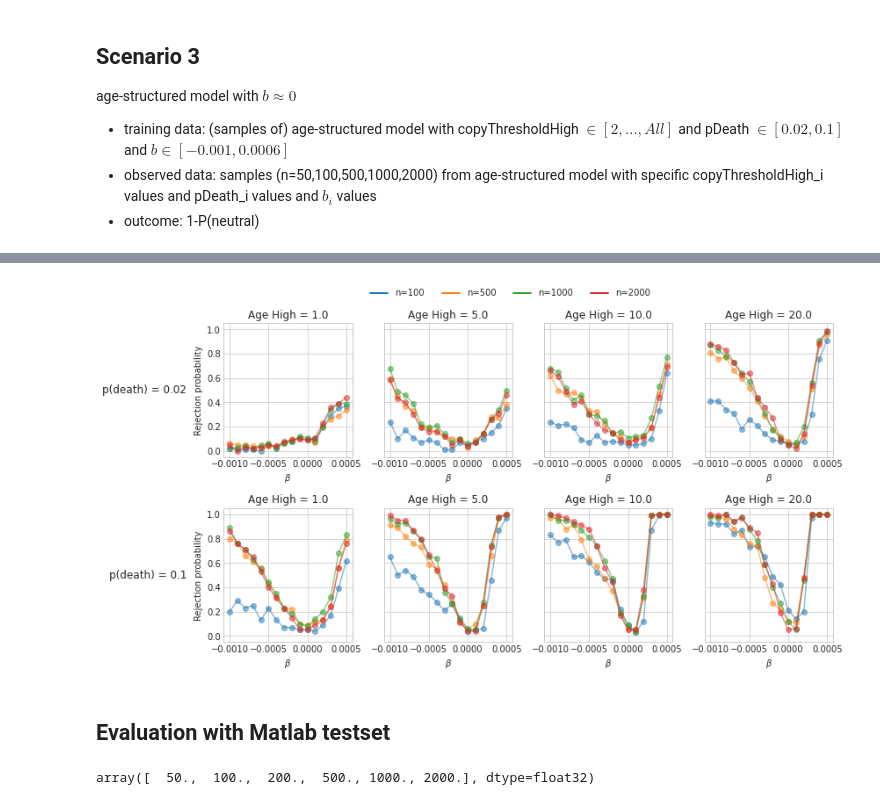
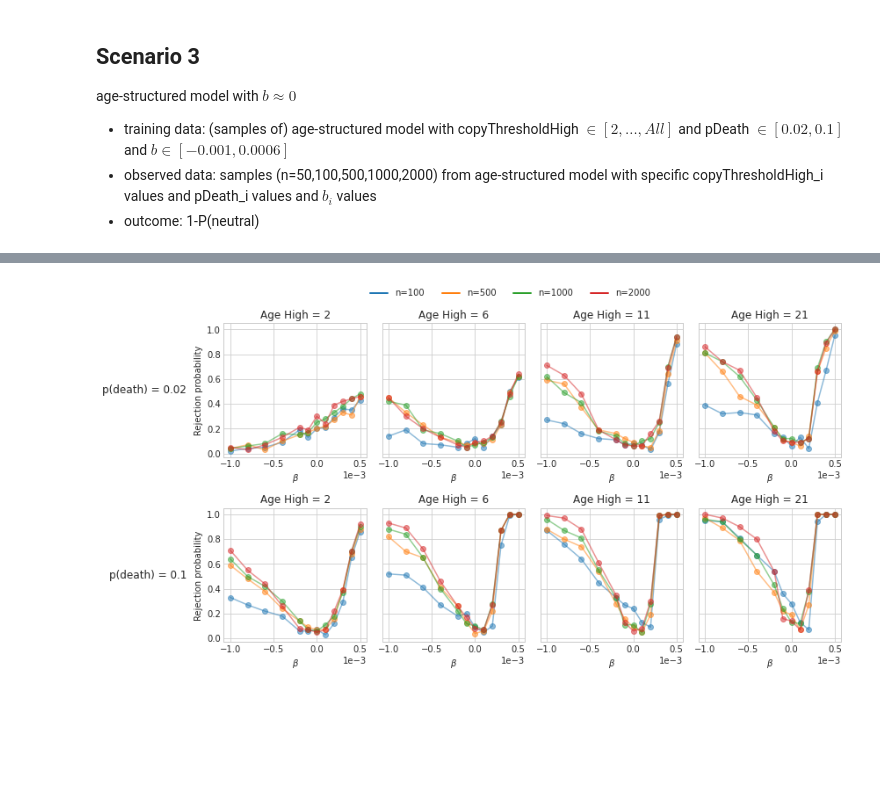
Before and after one commit to annenna4/Interplay-between-age-structure-and-cultural-transmission, a Jupyter notebook: notebooks/scenario-analysis.ipynb, the cells around one changed output, grey strips where cells are left out. Drawn from its saved outputs; the diff is of its cells as text; code cells hidden in the pictures; blank space fills up the shorter version.

```diff
--- a/notebooks/scenario-analysis.ipynb
+++ b/notebooks/scenario-analysis.ipynb
@@ -28,7 +23,6 @@ import json
 from sklearn.model_selection import train_test_split
 from sklearn.metrics import roc_auc_score
 from sklearn.ensemble import RandomForestClassifier, ExtraTreesClassifier
-from sklearn.neighbors import KNeighborsClassifier
 
 
 with open("clf_params.json") as f:
@@ -39,7 +33,7 @@ models = {}
 for n in (100, 500, 1000, 2000):
     transform = Compose(Sampler(n=n, draws=1), HillNumbers(q_step=0.25))
     data = PresimulatedDataset.load(
-        "../data/scenario-1-trainset.npz", transform=transform)
+        "../data/scenario-1-trainset-new.npz", transform=transform)
     X, theta = data.dataset, data.theta
     X_train, X_dev, theta_train, theta_dev = train_test_split(
         X, theta, test_size=0.1, shuffle=True)
@@ -158,7 +152,7 @@ models_2 = {}
 for n in (100, 500, 1000, 2000):
     transform = Compose(Sampler(n=n), HillNumbers(q_step=0.25))
     data = PresimulatedDataset.load(
-        "../data/scenario-2-trainset.npz", transform=transform)
+        "../data/scenario-2-trainset-new.npz", transform=transform)
     X, theta = data.dataset.numpy(), data.theta.numpy()
 
     X_train, X_dev, theta_train, theta_dev = train_test_split(
@@ -214,7 +207,7 @@ fig, axes = plt.subplots(ncols=2, figsize=(14, 7))
 for j, n in enumerate((100, 500, 1000, 2000)):
     transform = Compose(Sampler(n=n), HillNumbers(q_step=0.25))
     testdata = PresimulatedDataset.load(
-        "../data/scenario-2-testset.npz", transform=transform)
+        "../data/scenario-2-testset-new.npz", transform=transform)
 
     for i, p_death in enumerate((0.02, 0.1)):
 
@@ -304,3 +244,7 @@ plt.savefig("../plots/scenario3-average-probs.png",
+# %%
+betas = np.array(
+    [-0.001, -0.0008, -0.0006, -0.0004, -0.0002, -0.0001,
+     0, 0.0001, 0.0002, 0.0003, 0.0004, 0.0005])
 # %%
 import pandas as pd
 from sklearn.metrics import f1_score
@@ -311,47 +255,46 @@ fig, axes = plt.subplots(ncols=4, nrows=2, sharey=True, figsize=(12, 6))
 for j, n in enumerate((100, 500, 1000, 2000)):
     transform = Compose(Sampler(n=n), HillNumbers(q_step=0.25))
     testdata = PresimulatedDataset.load(
-        "../data/scenario-2-testset.npz", transform=transform)
+        "../data/scenario-2-testset-new.npz", transform=transform)
 
     for i, p_death in enumerate((0.02, 0.1)):
 
         X_test, theta_test = testdata.dataset.numpy(), testdata.theta.numpy()
         y_test = (theta_test[:, 0] != 0).astype(int)
 
-        index = (theta_test[:, 2] == p_death)
+        index = ((theta_test[:, 2] == p_death) & np.isin(theta_test[:, 0], betas))
 
         X_test, y_test = X_test[index], y_test[index]
 
         probs = models_2[n]["clf"].predict_proba(X_test)[:, 1]
         pred = (probs > 0.5).astype(float)
 
         df = pd.DataFrame(theta_test[index], columns=["b", "p_mut", "p_death", "age_max", "_"])
         df["pred"] = pred
         for k, (age, g) in enumerate(df.groupby("age_max")):
             g = g.groupby("b")["pred"].mean()
             axes[i, k].plot(g.index, g.values, '-o', color=f"C{j}", alpha=0.5)
-            axes[i, k].set(xlabel="$\\beta$", title=f"Age High = {age}")
+            axes[i, k].set(xlabel="$\\beta$", title=f"Age High = {int(age)}")
+            axes[i, k].ticklabel_format(style='sci', axis='x', scilimits=(0, 0))
 
         axes[i, 0].set(ylabel="Rejection probability")
 
 rows = [f'p(death) = {v}' for v in (0.02, 0.1)]
 pad = 5
 for ax, row in zip(axes[:,0], rows):
     ax.annotate(row, xy=(0, 0.5), xytext=(-ax.yaxis.labelpad - pad, 0),
                 xycoords=ax.yaxis.label, textcoords='offset points',
                 size='large', ha='right', va='center')
 
 custom_lines = [Line2D([0], [0], color="C0", lw=2),
                 Line2D([0], [0], color="C1", lw=2),
                 Line2D([0], [0], color="C2", lw=2),
                 Line2D([0], [0], color="C3", lw=2)]
 fig.legend(custom_lines, ['n=100', 'n=500', 'n=1000', 'n=2000'],
           loc="upper center", ncol=4, bbox_to_anchor=(0.55, 1.05), frameon=False)
 
 plt.tight_layout()
 plt.savefig("../plots/scenario3-rejection.png",
             transparent=True, dpi=300, bbox_inches='tight')
 # %% [output]
-[figure, old version]
+[figure, new version]
-# %% [markdown]
-## Evaluation with Matlab testset
@@ -361,4 +300,0 @@ data = PresimulatedDataset.load("../data/matlab-testset.npz", transform=transfor
-# %%
-np.unique(data.theta[:, 4])
-# %% [output]
-array([  50.,  100.,  200.,  500., 1000., 2000.], dtype=float32)
```
Also changed, not shown: parts of 13 cells of this notebook, 4 other files.
